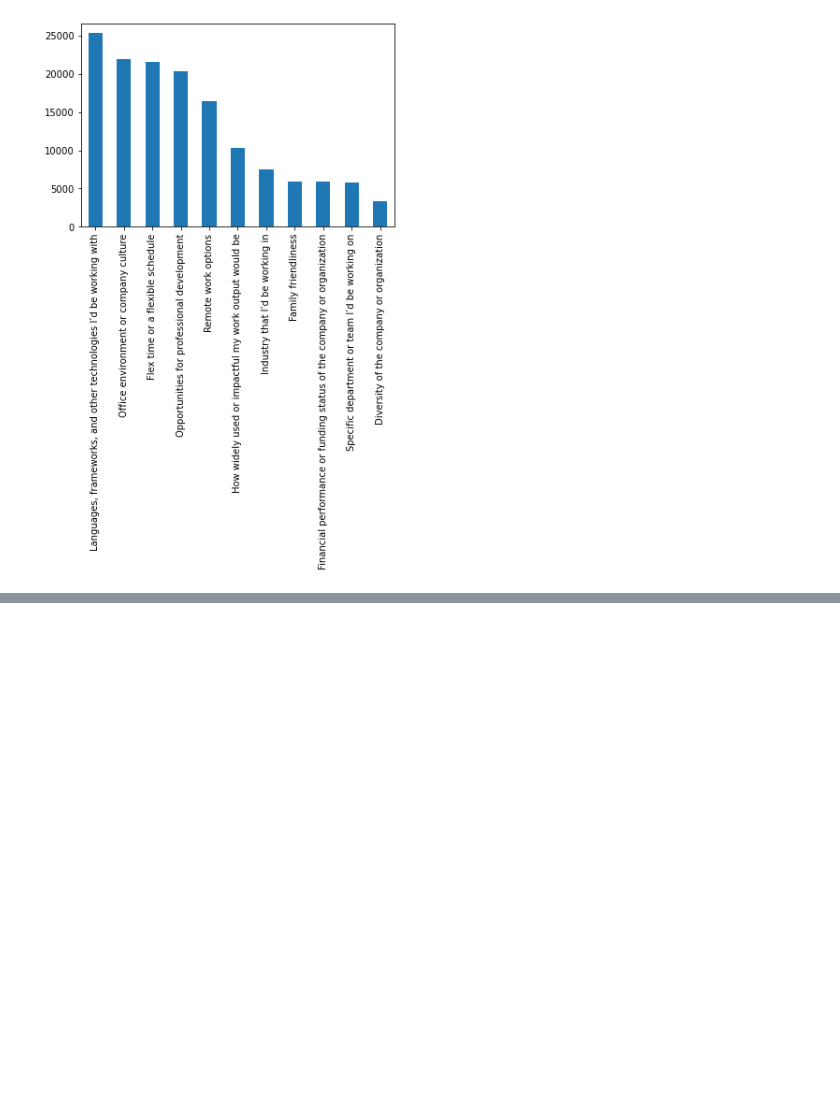
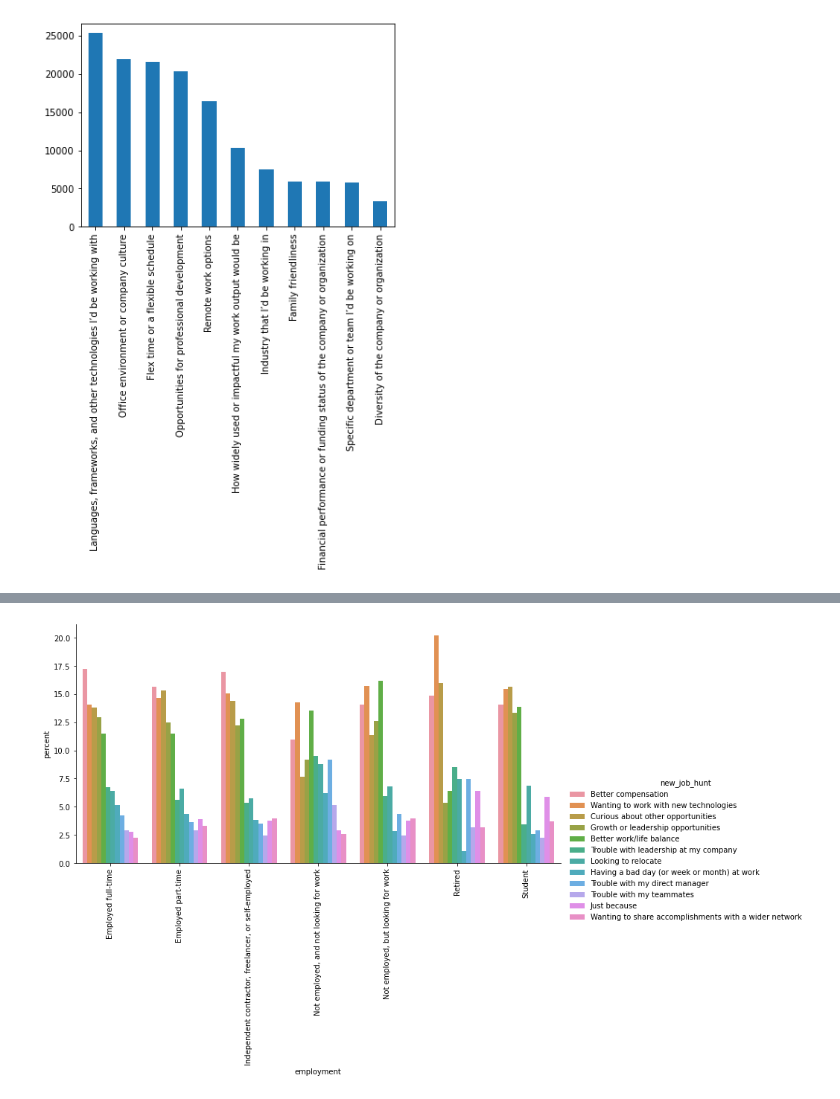
Before and after one commit to netxph/so-analysis, a Jupyter notebook: notebook/02-so-eda.ipynb, the cells around one changed output, grey strips where cells are left out. Saved outputs shown, nothing was run; the diff lists cells and outputs as text; code cells hidden in the pictures; blank space fills up the shorter version.

```diff
--- a/notebook/02-so-eda.ipynb
+++ b/notebook/02-so-eda.ipynb
@@ -190,0 +213,9 @@ new_job_hunt
+# %%
+x,y = 'employment', 'new_job_hunt'
+
+job_hunt_g = count_percentage(x, y, job_hunt_exp)
+
+g = sns.catplot(x = x, y = "percent", hue = y, kind="bar", aspect = 2, data = job_hunt_g)
+g.set_xticklabels(rotation=90);
+# %% [output]
+[figure, added]
```
Also changed, not shown: parts of 8 cells of this notebook, 1 other file.
